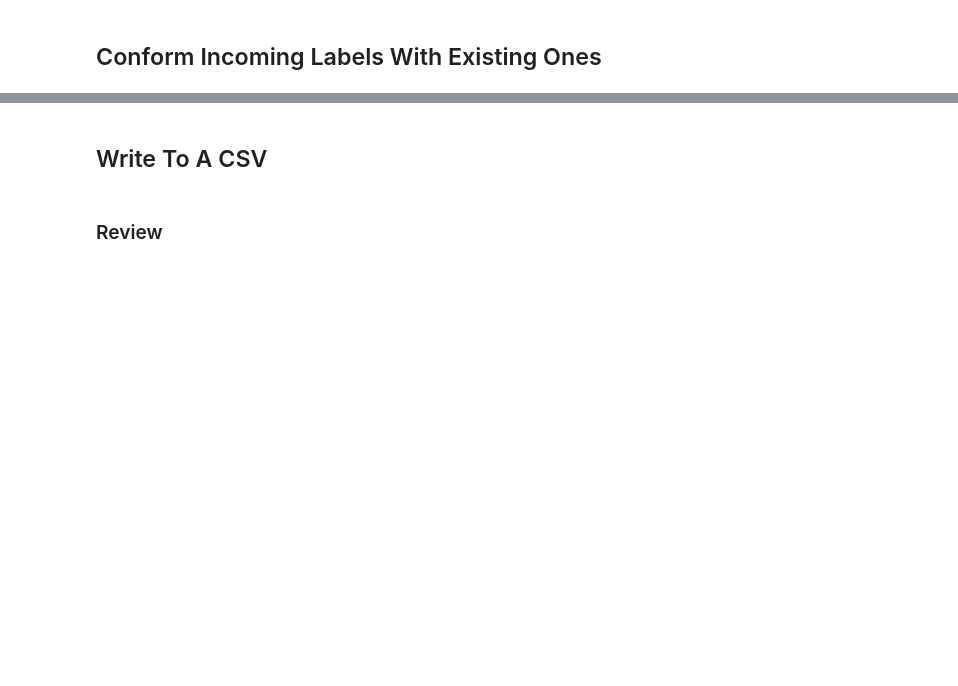
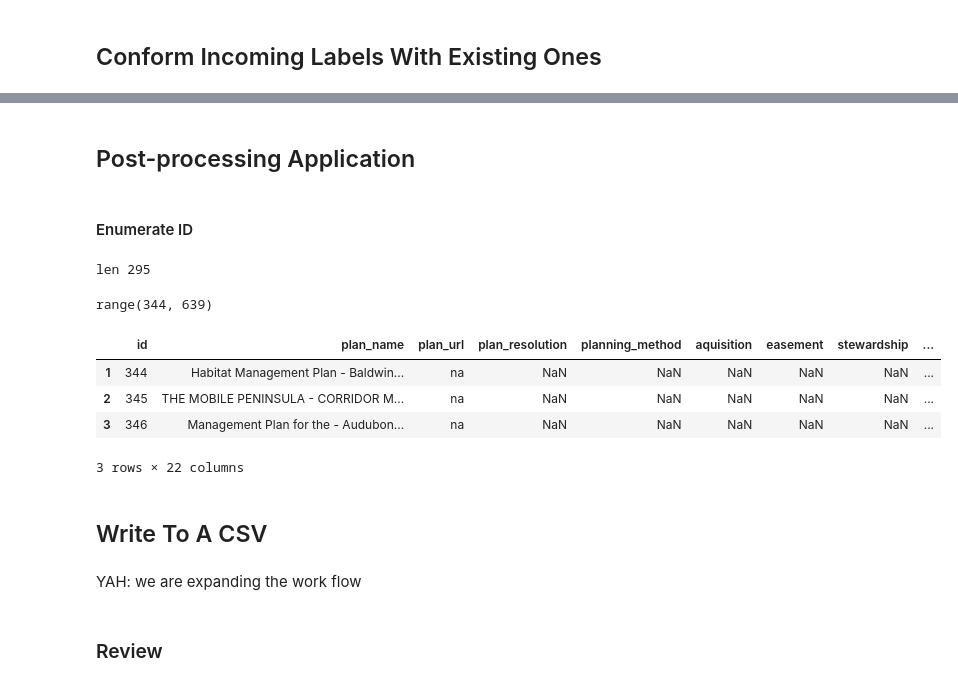
Before and after one commit to scatools/Refactored_CIT, a Jupyter notebook: cit_data_pipeline_formatting.ipynb, the cells around one changed output, grey strips where cells are left out. Cells and saved outputs as stored; diff of their text form; code cells hidden in the pictures; blank space fills up the shorter version.

```diff
--- a/cit_data_pipeline_formatting.ipynb
+++ b/cit_data_pipeline_formatting.ipynb
@@ -273,3 +194,30 @@ files_df_reduced.head()
+# %% [markdown]
+## Post-processing Application
+# %% [markdown]
+#### Enumerate ID
+# %%
+current_index = 344
+print("len", len(files_df_expanded))
+id_col = range(current_index, len(files_df_expanded) + current_index)
+files_df_expanded["id"] = id_col
+# %% [output]
+len 295
+range(344, 639)
+# %%
+# `is_new` should be boolean
+files_df_expanded["is_new"] = "false"
+
+files_df_expanded["existing_planid"] = files_df_expanded["id"]
+
+files_df_expanded.head(3)
+# %% [output]
+|  | id | plan_name | plan_url | plan_resolution | planning_method | aquisition | easement | stewardship | ... |
+| 1 | 344 | Habitat Management Plan - Baldwin... | na | NaN | NaN | NaN | NaN | NaN | ... |
+| 2 | 345 | THE MOBILE PENINSULA - CORRIDOR M... | na | NaN | NaN | NaN | NaN | NaN | ... |
+| 3 | 346 | Management Plan for the - Audubon... | na | NaN | NaN | NaN | NaN | NaN | ... |
+3 rows × 22 columns
 # %% [markdown]
 ## Write To A CSV
+# %% [markdown]
+YAH: we are expanding the work flow
 # %%
```
Also changed, not shown: parts of 30 cells of this notebook, 1 other file.
